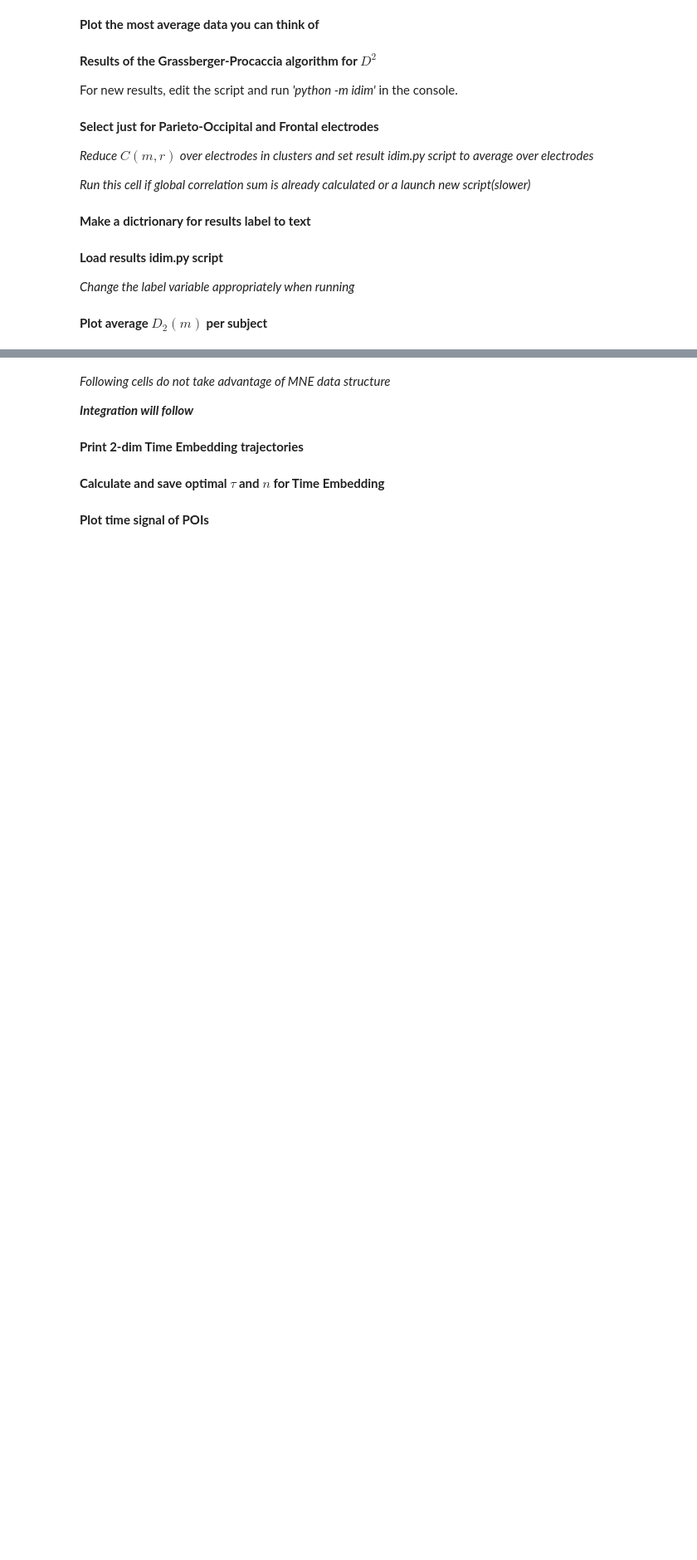
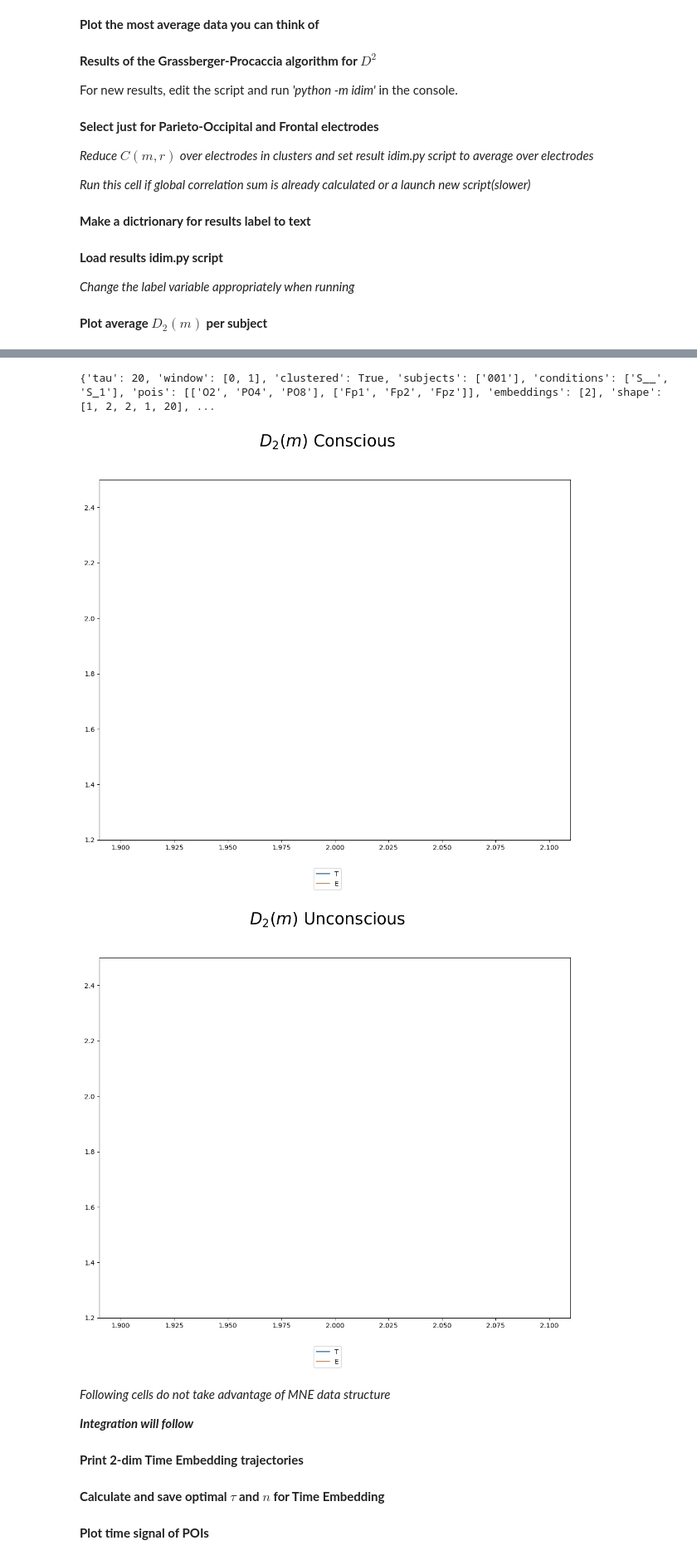
Before and after one commit to lunahsenzacca/nlin-EEG, a Jupyter notebook: nlin-EEG.ipynb, the cells around one changed output, grey strips where cells are left out. Shown at 83% size. Cells and saved outputs as stored; diff of their text form; code cells hidden in the pictures; blank space fills up the shorter version.

Commit message:
More efficient and trial-wise corrsum

```diff
--- a/nlin-EEG.ipynb
+++ b/nlin-EEG.ipynb
@@ -314,31 +383,33 @@ else:
 # %%
 # Print data with wrapper
 
 # Info dictionary about observable
 info = {
     'exp_name': 'bmasking',
-    'avg_trials': True,
+    'avg_trials': False,
     'obs_name': 'idim',
-    'res_lb': 'CPOF',
+    'clust_lb': 'TEST',
     'calc_lb': 'GoodRange'
 }
 
 # Instructions dictionary for plotting
 instructions = {
-    'avg': 'none',
-    'confront': 'conditions',
-    'ylim': (0,60),
+    'avg': 'sub',
+    'confront': 'clusters',
+    'ylim': (1.2,2.5),
     'grid': (6,6),
     'figsize': (13,10),
-    'titlesz': 25,
-    'sv_name': 'AAAH'
-
+    'titlesz': 25
 }
 
 # Launch the wrapper
 from plotting import plot_observable
 
-plot_observable(info = info, instructions = instructions, save = True, verbose = True)
+plot_observable(info = info, instructions = instructions, show = True, save = True, verbose = True)
+# %% [output]
+{'tau': 20, 'window': [0, 1], 'clustered': True, 'subjects': ['001'], 'conditions': ['S__', 'S_1'], 'pois': [['O2', 'PO4', 'PO8'], ['Fp1', 'Fp2', 'Fpz']], 'embeddings': [2], 'shape': [1, 2, 2, 1, 20], ...
+[figure, added]
+[figure, added]
 # %% [markdown]
 *Following cells do not take advantage of MNE data structure*
 
```
Also changed, not shown: parts of 5 cells of this notebook, 6 other files.
